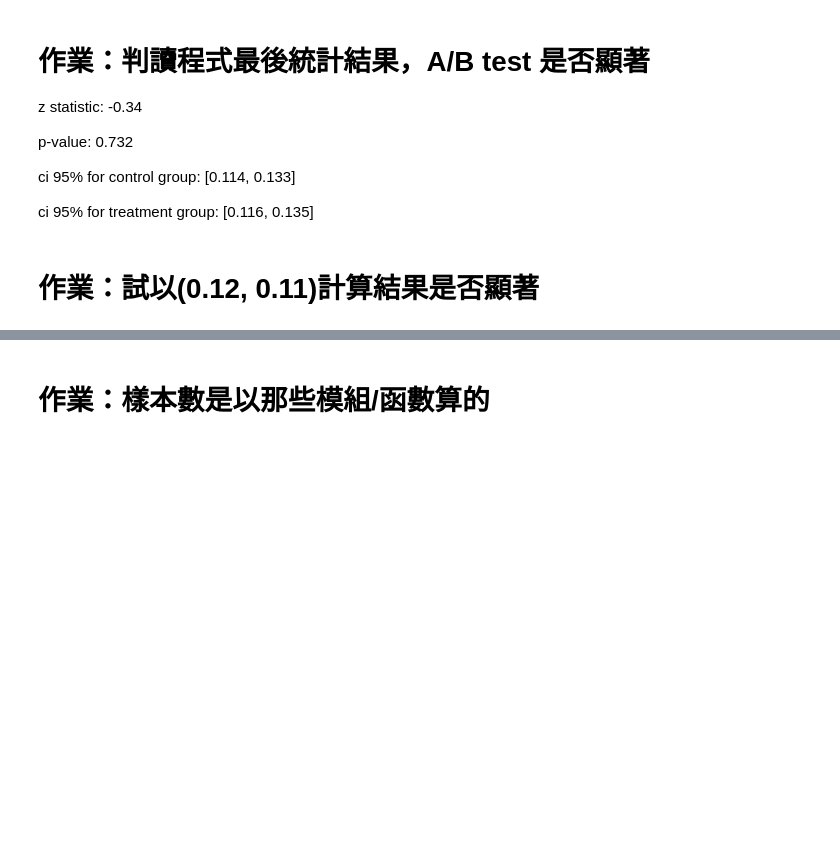
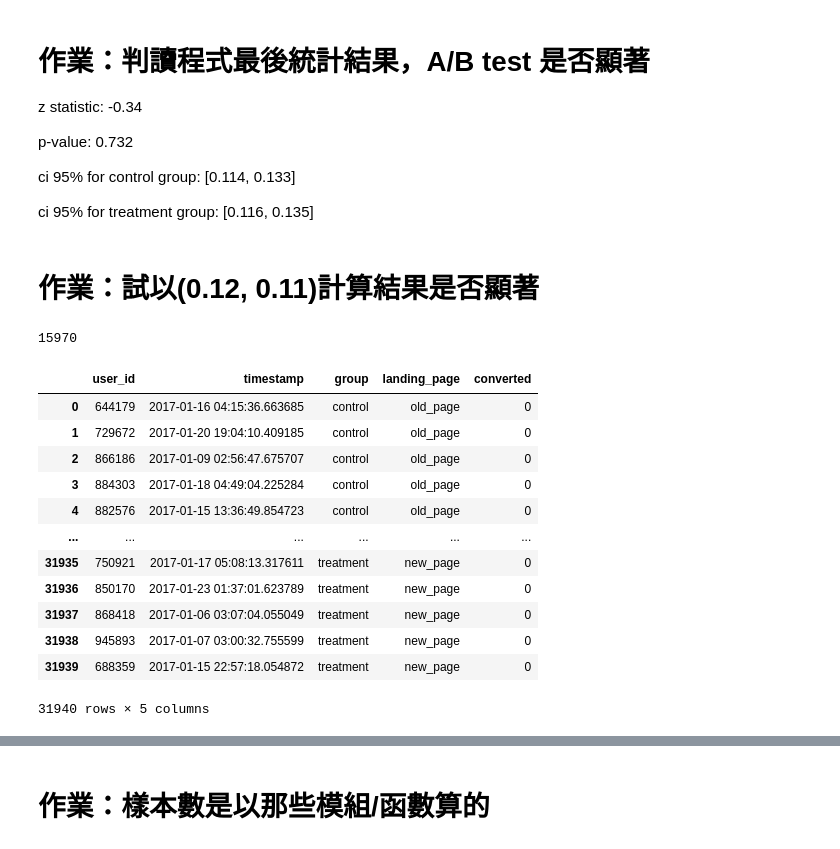
Before and after one commit to Steph958/Data-Analysis-in-60-Days, a Jupyter notebook: homework/期末專題實作(三)/ABTestExercise_作業.ipynb, the cells around one changed output, grey strips where cells are left out. Cells and saved outputs as stored; diff of their text form; code cells hidden in the pictures; blank space fills up the shorter version.

```diff
--- a/homework/期末專題實作(三)/ABTestExercise_作業.ipynb
+++ b/homework/期末專題實作(三)/ABTestExercise_作業.ipynb
@@ -222,3 +355,45 @@ ci 95% for control group: [0.114, 0.133]
 ci 95% for treatment group: [0.116, 0.135]
 # %% [markdown]
 # 作業：試以(0.12, 0.11)計算結果是否顯著
+# %%
+#求樣本大小
+
+# https://www.statsmodels.org/stable/generated/statsmodels.stats.proportion.proportion_effectsize.html
+effect_size = sms.proportion_effectsize(0.12, 0.11)    # Calculating effect size based on our expected rates
+
+
+# https://www.statsmodels.org/dev/generated/statsmodels.stats.power.NormalIndPower.solve_power.html
+required_n2 = sms.NormalIndPower().solve_power(
+    effect_size,
+    power=0.8,   #檢定力
+    alpha=0.05,
+    ratio=1
+    )                                                  # Calculating sample size needed
+
+required_n2 = ceil(required_n2)                          # Rounding up to next whole number
+
+print(required_n2)
+# %% [output]
+15970
+# %%
+#選取 控制組和實驗組各半 15970 * 2 = 31940
+control_sample = df[df['group'] == 'control'].sample(n=required_n2, random_state=22)
+treatment_sample = df[df['group'] == 'treatment'].sample(n=required_n2, random_state=22)
+
+ab_test = pd.concat([control_sample, treatment_sample], axis=0)
+ab_test.reset_index(drop=True, inplace=True)
+ab_test
+# %% [output]
+|  | user_id | timestamp | group | landing_page | converted |
+| 0 | 644179 | 2017-01-16 04:15:36.663685 | control | old_page | 0 |
+| 1 | 729672 | 2017-01-20 19:04:10.409185 | control | old_page | 0 |
+| 2 | 866186 | 2017-01-09 02:56:47.675707 | control | old_page | 0 |
+| 3 | 884303 | 2017-01-18 04:49:04.225284 | control | old_page | 0 |
+| 4 | 882576 | 2017-01-15 13:36:49.854723 | control | old_page | 0 |
+| ... | ... | ... | ... | ... | ... |
+| 31935 | 750921 | 2017-01-17 05:08:13.317611 | treatment | new_page | 0 |
+| 31936 | 850170 | 2017-01-23 01:37:01.623789 | treatment | new_page | 0 |
+| 31937 | 868418 | 2017-01-06 03:07:04.055049 | treatment | new_page | 0 |
+| 31938 | 945893 | 2017-01-07 03:00:32.755599 | treatment | new_page | 0 |
+| 31939 | 688359 | 2017-01-15 22:57:18.054872 | treatment | new_page | 0 |
+31940 rows × 5 columns
```
Also changed, not shown: parts of 30 cells of this notebook, 6 other files.
